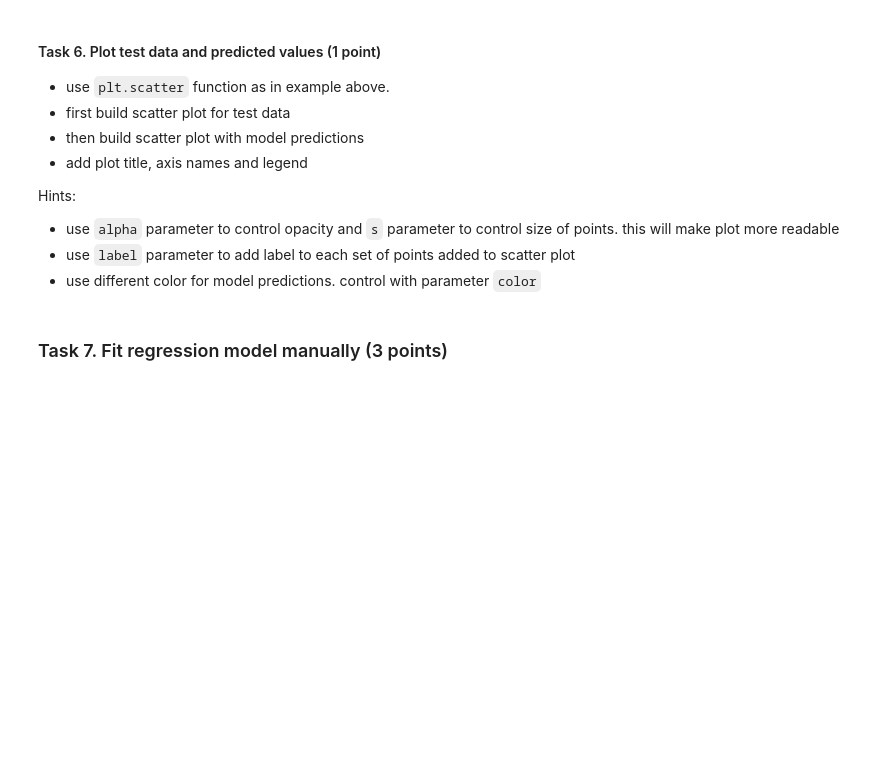
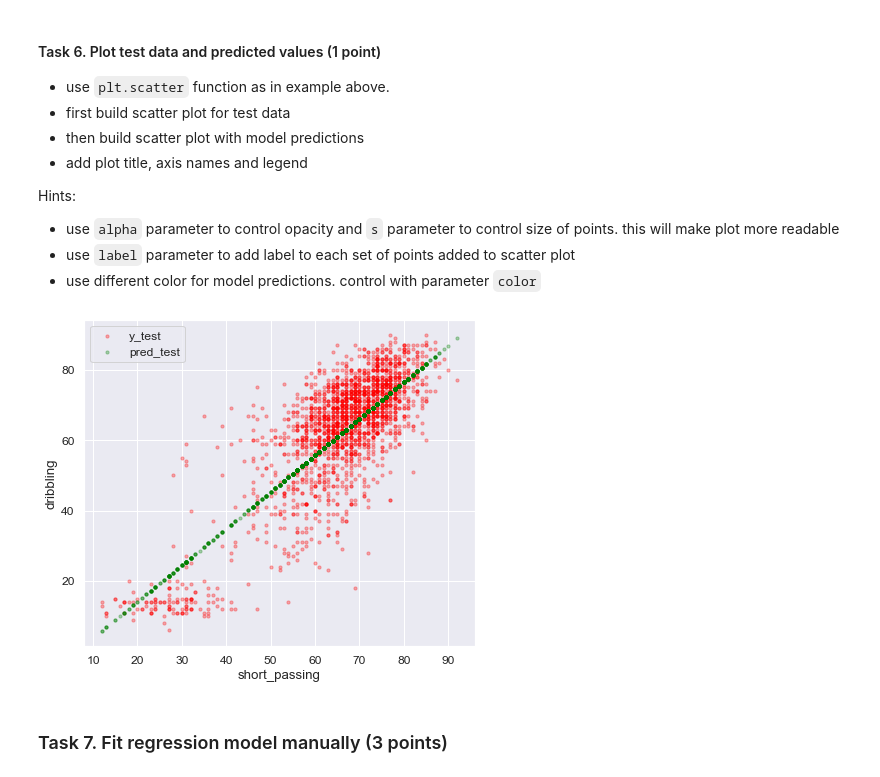
Before and after one commit to slobby/ml_task3, a Jupyter notebook: lineral_regression.ipynb, the cells around one changed output. Cells and saved outputs as stored; diff of their text form; code cells hidden in the pictures; blank space fills up the shorter version.

```diff
--- a/lineral_regression.ipynb
+++ b/lineral_regression.ipynb
@@ -596,7 +618,7 @@ Recall Linear Regression formula:
 # do not convert it to Series or numpy array.
 
 # your code here:
-# model_manual_preds = ...
+model_manual_preds = model_intercept + model_slope*x_test
 # %%
 assert isinstance(model_manual_preds, pd.DataFrame)
 # %%
@@ -619,8 +643,16 @@ Hints:
 # %%
 # # your code here
 # plt.scatter(...)
 # plt.scatter(...)
-# plt.legend(...);  # adds legend to a plot
+
+plt.scatter(x=x_test, y=y_test, alpha=0.3, s=10, c='red', label="y_test")
+plt.scatter(x=x_test, y=model_manual_preds, alpha=0.3, s=10, c='green', label="pred_test")
+
+plt.xlabel('short_passing')
+plt.ylabel('dribbling')
+plt.legend();  # adds legend to a plot
+# %% [output]
+[figure, added]
 # %% [markdown]
 ### Task 7.  Fit regression model manually (3 points)
 # %% [markdown]
```
Also changed, not shown: parts of 12 cells of this notebook.
